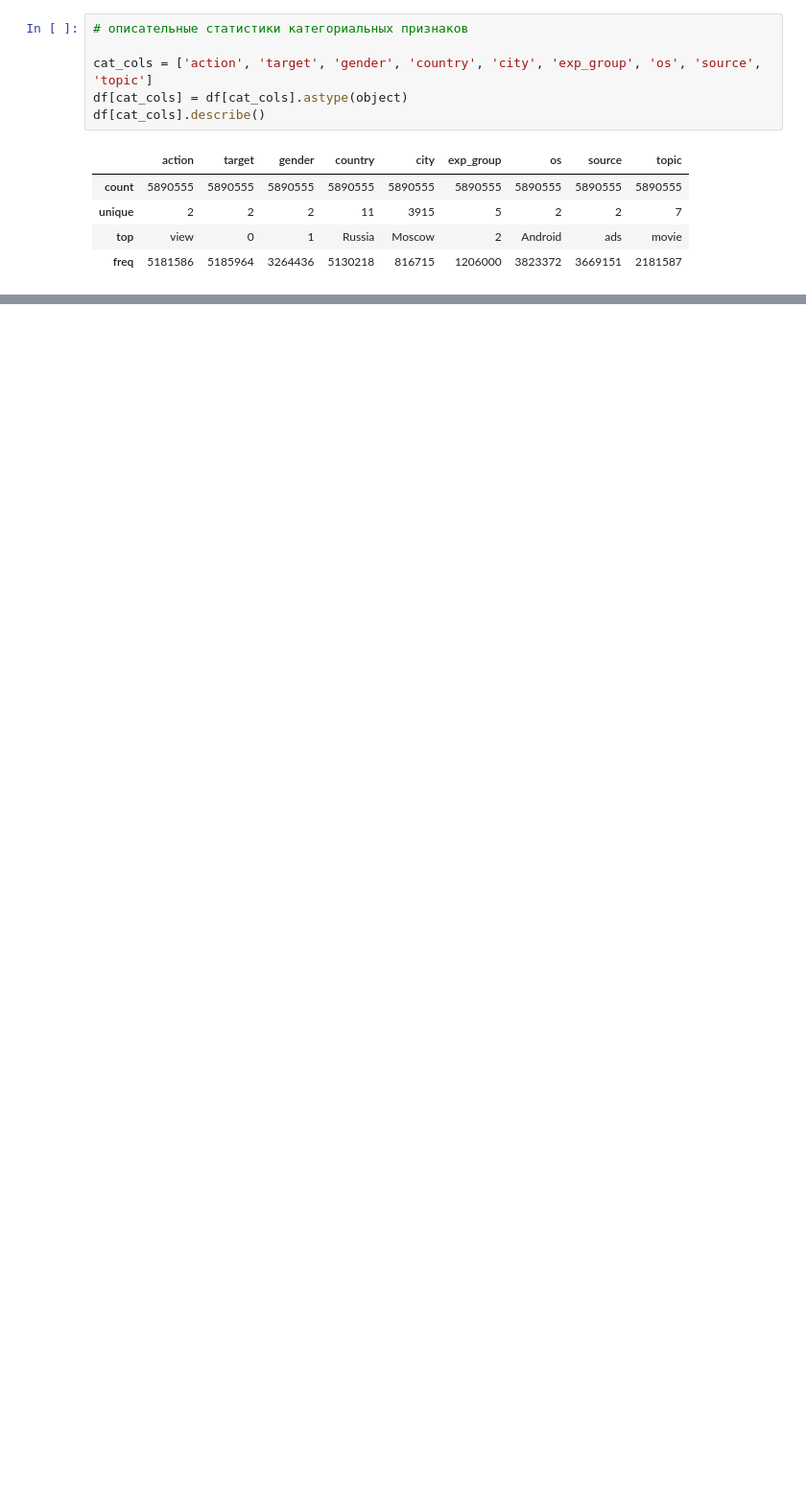
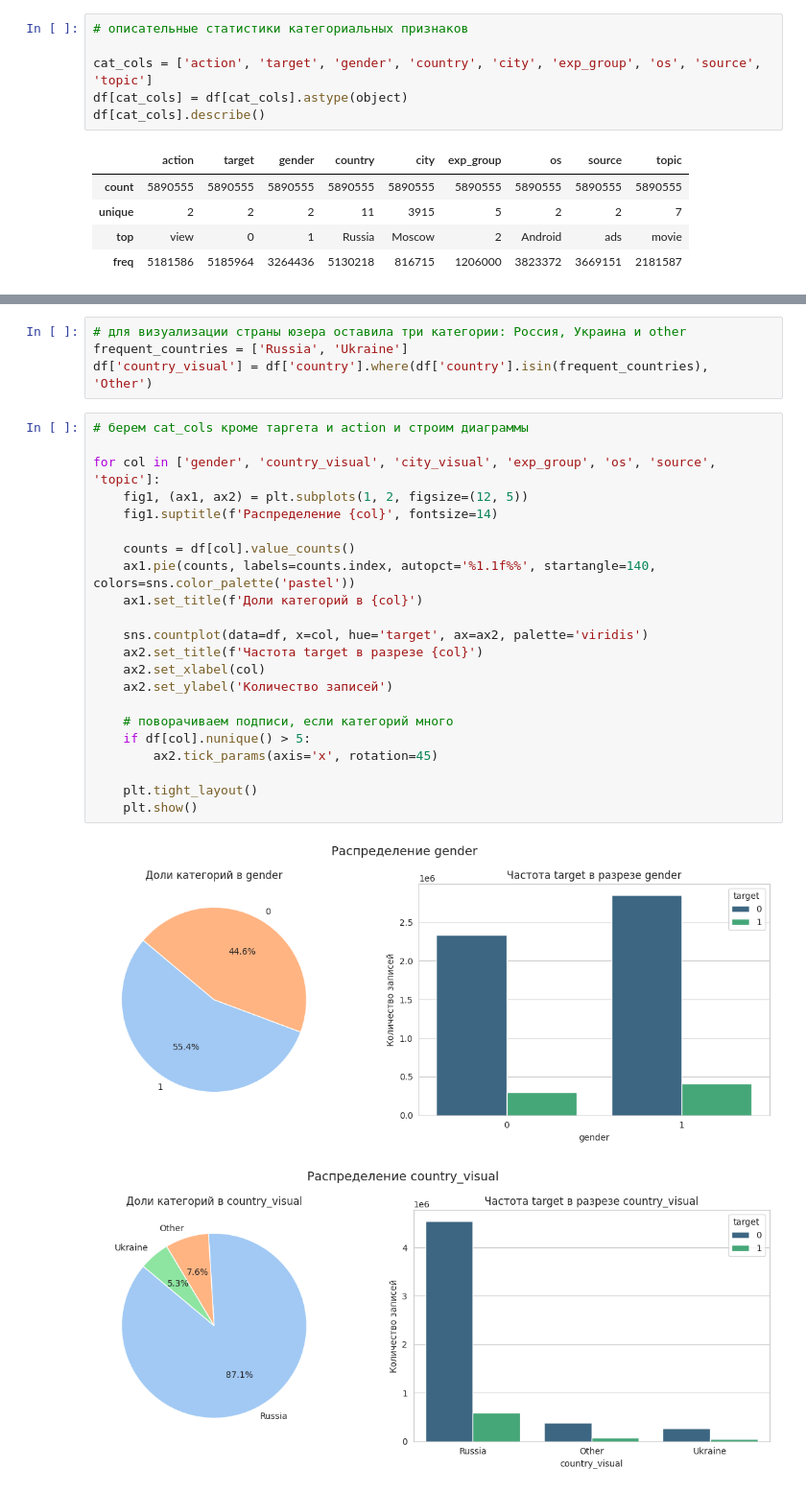
Before and after one commit to nadushaem/RecSys_START_ML_karpov_courses, a Jupyter notebook: start-ml-final-project-eda.ipynb, the cells around one changed output, grey strips where cells are left out. Shown at 96% size. Saved outputs shown, nothing was run; the diff lists cells and outputs as text; blank space fills up the shorter version.

```diff
--- a/start-ml-final-project-eda.ipynb
+++ b/start-ml-final-project-eda.ipynb
@@ -257,0 +204,29 @@ plt.show()
+# %%
+# для визуализации страны юзера оставила три категории: Россия, Украина и other
+frequent_countries = ['Russia', 'Ukraine']
+df['country_visual'] = df['country'].where(df['country'].isin(frequent_countries), 'Оther')
+# %%
+# берем cat_cols кроме таргета и action и строим диаграммы
+
+for col in ['gender', 'country_visual', 'city_visual', 'exp_group', 'os', 'source', 'topic']:
+    fig1, (ax1, ax2) = plt.subplots(1, 2, figsize=(12, 5))
+    fig1.suptitle(f'Распределение {col}', fontsize=14)
+
+    counts = df[col].value_counts()
+    ax1.pie(counts, labels=counts.index, autopct='%1.1f%%', startangle=140, colors=sns.color_palette('pastel'))
+    ax1.set_title(f'Доли категорий в {col}')
+
+    sns.countplot(data=df, x=col, hue='target', ax=ax2, palette='viridis')
+    ax2.set_title(f'Частота target в разрезе {col}')
+    ax2.set_xlabel(col)
+    ax2.set_ylabel('Количество записей')
+
+    # поворачиваем подписи, если категорий много
+    if df[col].nunique() > 5:
+        ax2.tick_params(axis='x', rotation=45)
+
+    plt.tight_layout()
+    plt.show()
+# %% [output]
+[figure, added]
+[figure, added]
```
Also changed, not shown: parts of 38 cells of this notebook.
